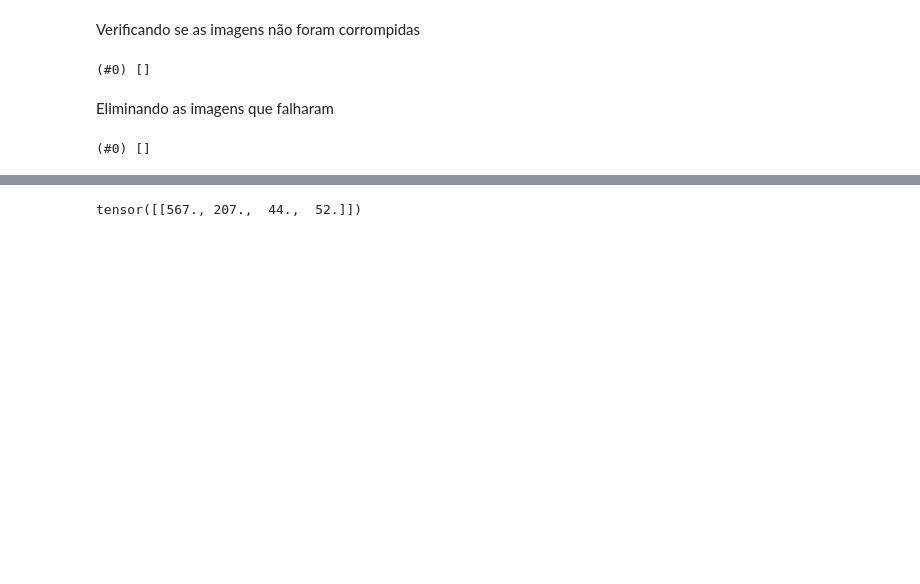
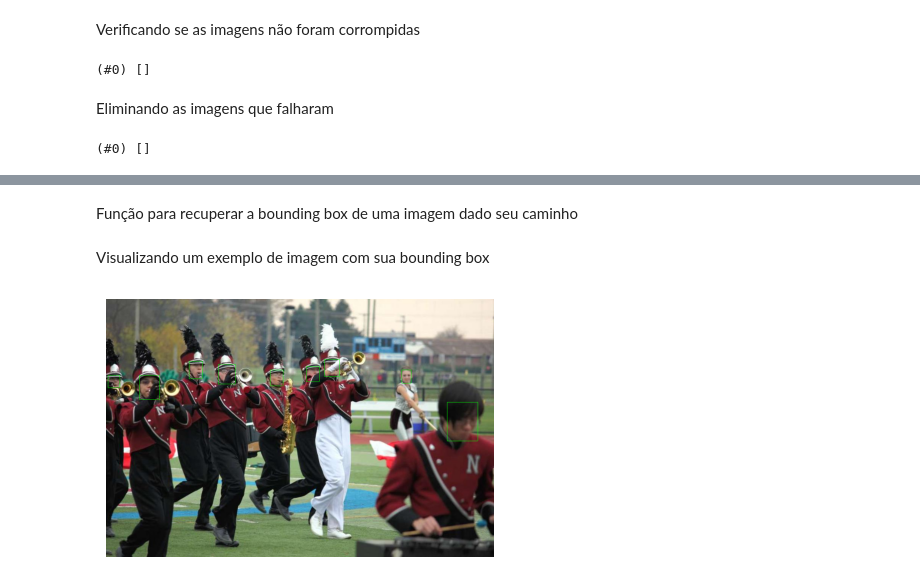
Before and after one commit to GabrielCostaDeOliveira/faceDetectionTraining, a Jupyter notebook: src/faceDetectionDL.ipynb, the cells around one changed output, grey strips where cells are left out. Saved outputs shown, nothing was run; the diff lists cells and outputs as text; code cells hidden in the pictures; blank space fills up the shorter version.

```diff
--- a/src/faceDetectionDL.ipynb
+++ b/src/faceDetectionDL.ipynb
@@ -18,7 +16,8 @@ path.ls()
 # %% [markdown]
 Verificando se as imagens não foram corrompidas
 # %%
-failed = verify_images(get_image_files(path))
+images = get_image_files(path)
+failed = verify_images(images)
 failed
 # %% [output]
 (#0) []
@@ -36,14 +32,28 @@ def img2bbox(path):
 # %%
-def get_y(path):
-    with open(path, 'r', encoding='utf-8') as f:
-        return [[*map(int, s.strip().split()[:4])] for s in f.readlines()]
+def img2bbox_path(path: Path):
+    return 'annotations'.join(str(path).rsplit('images', 1))[:-4]
+
+def get_annotation_values(path: Path):
+    with open(img2bbox_path(path), 'r', encoding='utf-8') as f:
+        return np.array([[*map(int, s.split())] for s in f.readlines()])
+# %% [markdown]
+Função para recuperar a bounding box de uma imagem dado seu caminho
 # %%
-def get_y1(path):
-    ctr = np.genfromtxt(path)
-    if len(ctr.shape) == 1:
-        ctr = np.array([ctr])
-    return tensor(ctr[:,:4])
+def get_bbox(path):
+    ctr = get_annotation_values(path)
+    if ctr.any():
+        return ctr[:,:4]
+    return []
-# %%
-get_y1(r'C:\Users\Thalisson\prog\aulas\ml\faceDetectionTraining\dataset\WIDER_train\annotations\5--Car_Accident\5_Car_Accident_Accident_5_25')
-# %% [output]
-tensor([[567., 207.,  44.,  52.]])
+# %% [markdown]
+Visualizando um exemplo de imagem com sua bounding box
+# %%
+img = plt.imread(images[0]).copy()
+for x,y,w,h in get_bbox(images[0]):
+    color = np.array([0,255,0], dtype=np.uint8)
+    img[y,x:x+w] = color
+    img[y:y+h,x] = color
+    img[y+h,x:x+w] = color
+    img[y:y+h,x+w] = color
+show_image(img);
+# %% [output]
+[figure, added]
```
Also changed, not shown: parts of 19 cells of this notebook.
